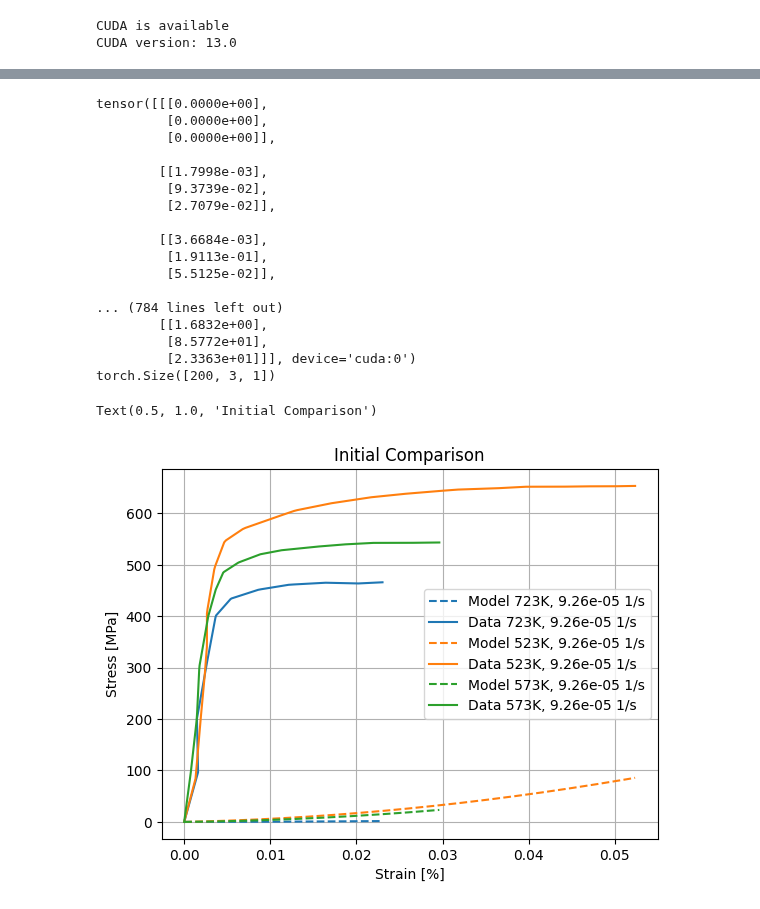
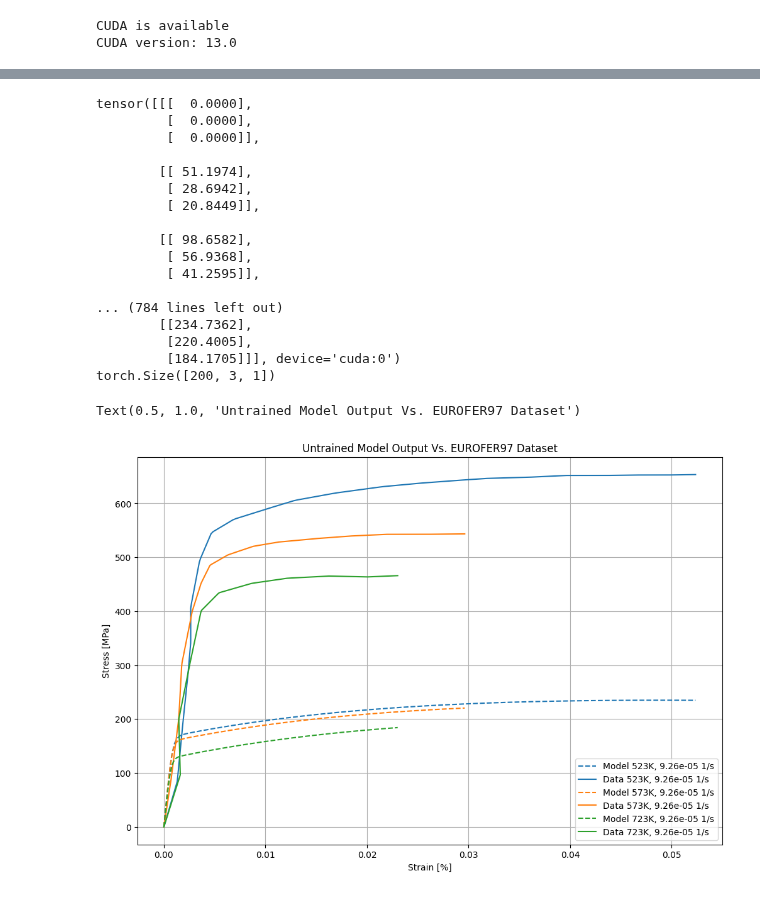
Before and after one commit to ColinMG2/neml2, a Jupyter notebook: cmg_projects/stress-strain/advanced_model/new_deterministic.ipynb, the cells around one changed output, grey strips where cells are left out. Cells and saved outputs as stored; diff of their text form; code cells hidden in the pictures.

```diff
--- a/cmg_projects/stress-strain/advanced_model/new_deterministic.ipynb
+++ b/cmg_projects/stress-strain/advanced_model/new_deterministic.ipynb
@@ -124,7 +124,8 @@ nmodel.to(device=device)
 print(nmodel)
 model = SolveStrain(neml2.pyzag.NEML2PyzagModel(nmodel, exclude_parameters=["E_a", "E_b", "E_c", "G_A", "G_bottom_A", "athermal_alpha", "athermal_b",
                                                                             "nu_a", "nu_b", "nu_c", "flow_rate_b", "shear_eff_m", "yield_sy", "v_disl_p",
-                                                                            "v_disl_q", "v_disl_tau_p", "v_disl_H_0", "v_disl_s"]))
+                                                                            "v_disl_q", "v_disl_tau_p", "v_disl_H_0", "Bk_X", "C_X", "S_X", "T_0_X", "g_X",
+                                                                            "k1_X", "k2_X"]))
 # %% [output]
 Name:       implicit_rate
 Input:      forces/T [Scalar]
@@ -194,6 +195,7 @@ for label, df in data_frames.items():
     strain_rate = float(strain_rate_str.replace('1/s', '').strip())
     exp_conditions.append((temp, strain_rate, label))
 
+exp_conditions = sorted(exp_conditions, key=lambda x: x[0])
 for i, (temp, rate, label) in enumerate(exp_conditions):
     min_strain = strain_data[label].min().item()
     max_strain = strain_data[label].max().item()
@@ -316,35 +318,36 @@ with torch.no_grad():
 print(stress)
 print(stress.shape)
 # %% [output]
-tensor([[[0.0000e+00],
-         [0.0000e+00],
-         [0.0000e+00]],
+tensor([[[  0.0000],
+         [  0.0000],
+         [  0.0000]],
 
-        [[1.7998e-03],
-         [9.3739e-02],
-         [2.7079e-02]],
+        [[ 51.1974],
+         [ 28.6942],
+         [ 20.8449]],
 
-        [[3.6684e-03],
-         [1.9113e-01],
-         [5.5125e-02]],
+        [[ 98.6582],
+         [ 56.9368],
+         [ 41.2595]],
 
 ... (784 lines left out)
-        [[1.6832e+00],
-         [8.5772e+01],
-         [2.3363e+01]]], device='cuda:0')
+        [[234.7362],
+         [220.4005],
+         [184.1705]]], device='cuda:0')
 torch.Size([200, 3, 1])
 # %%
+plt.figure(figsize=(12,8))
 for i, (temp, rate, label) in enumerate(exp_conditions):
     plt.plot(loading[:, i, 0].detach().cpu(), stress[:, i, 0].detach().cpu(), '--', color=f'C{i}',label=f'Model {label}')
     plt.plot(exp_strain_data[:, i, 0].cpu().numpy(), exp_stress_data[:, i, 0].cpu().numpy(), color=f'C{i}',label=f'Data {label}')
 plt.xlabel("Strain [%]")
 plt.ylabel("Stress [MPa]")
 plt.legend()
 plt.grid()
-plt.title("Initial Comparison")
+plt.title("Untrained Model Output Vs. EUROFER97 Dataset")
 # %% [output]
-Text(0.5, 1.0, 'Initial Comparison')
+Text(0.5, 1.0, 'Untrained Model Output Vs. EUROFER97 Dataset')
-[figure, old version]
+[figure, new version]
 # %%
 # Debug: inspect internal-variable evolution over time; overlay all batches on two 2x2 figures
 with torch.no_grad():
```
Also changed, not shown: parts of 14 cells of this notebook, 4 other files.
